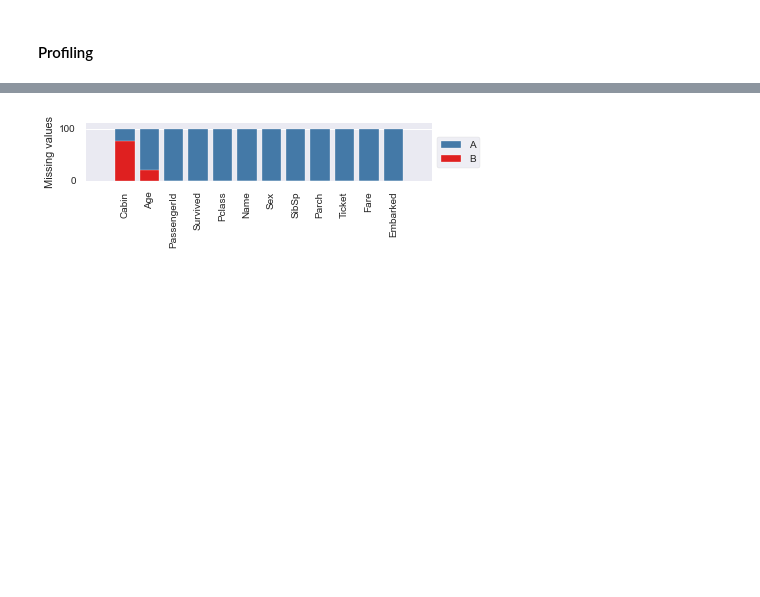
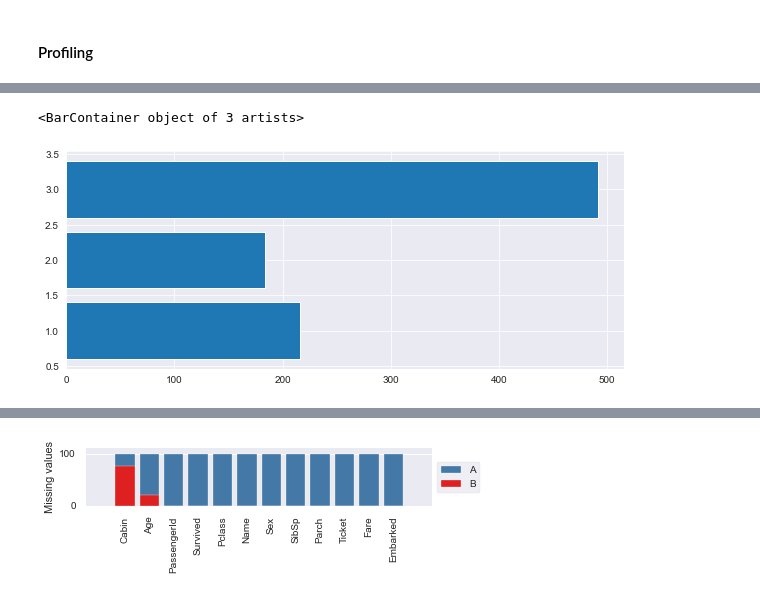
Before and after one commit to hsinghal726/Profiling, a Jupyter notebook: example.ipynb, the cells around one changed output, grey strips where cells are left out. Cells and saved outputs as stored; diff of their text form; code cells hidden in the pictures; blank space fills up the shorter version.

```diff
--- a/example.ipynb
+++ b/example.ipynb
@@ -62,0 +141,5 @@ profiling(dataframe=df,
+# %%
+plt.barh(d.index.values, d["Survived"], )
+# %% [output]
+<BarContainer object of 3 artists>
+[figure, added]
```
Also changed, not shown: parts of 31 cells of this notebook, 22 other files.
